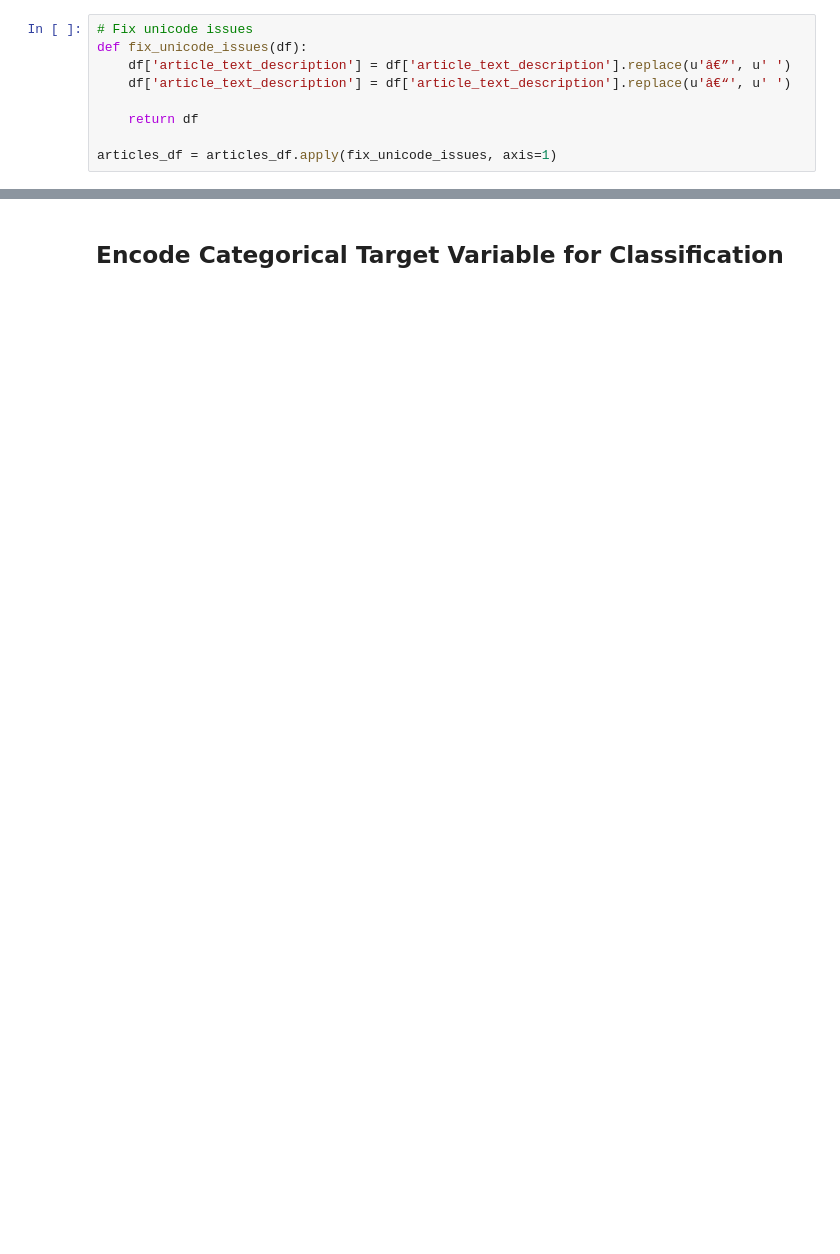
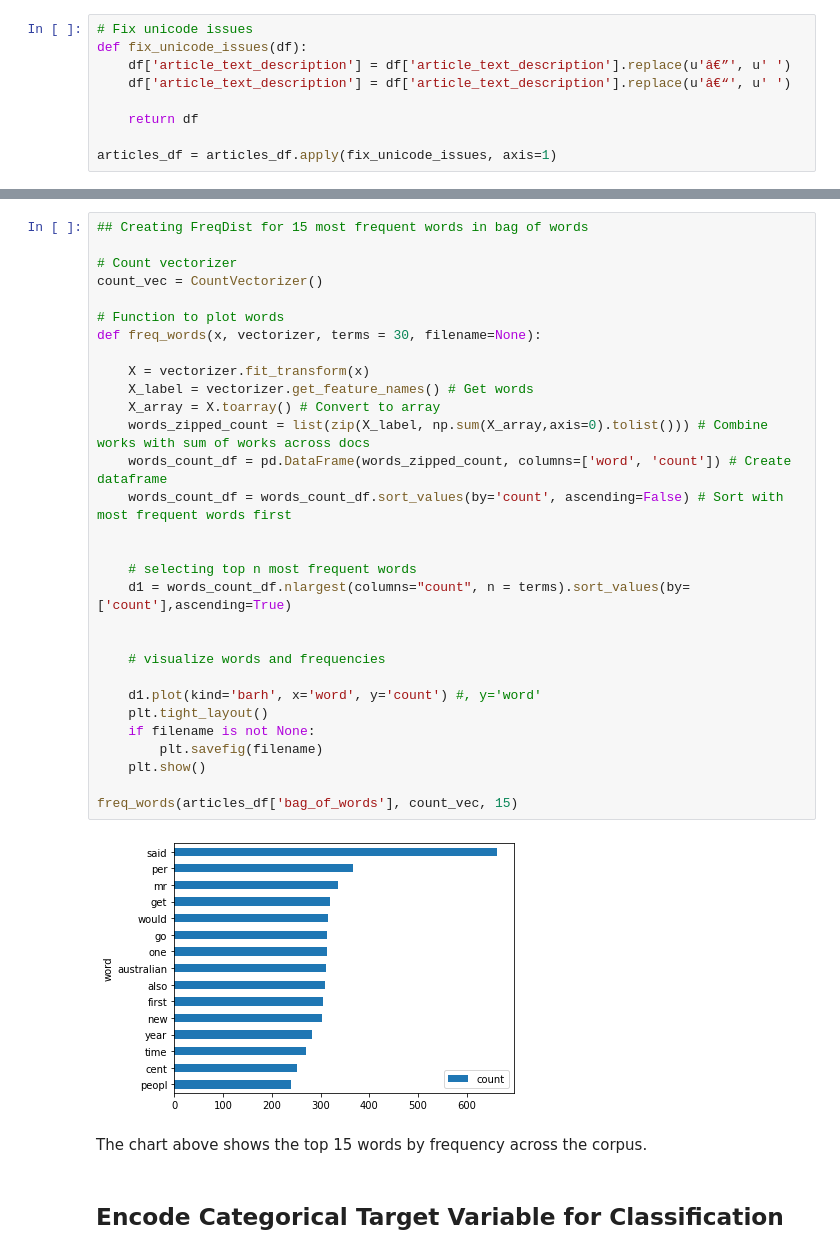
Before and after one commit to alexvanstaden/MA5851_Assessment_3, a Jupyter notebook: Assessment 3 - Document 3 - NLP Tasks.ipynb, the cells around one changed output, grey strips where cells are left out. Drawn from its saved outputs; the diff is of its cells as text; blank space fills up the shorter version.

```diff
--- a/Assessment 3 - Document 3 - NLP Tasks.ipynb
+++ b/Assessment 3 - Document 3 - NLP Tasks.ipynb
@@ -148,2 +207,36 @@ Applying Stemming...
+# %%
+## Creating FreqDist for 15 most frequent words in bag of words
+
+# Count vectorizer
+count_vec = CountVectorizer()
+
+# Function to plot words
+def freq_words(x, vectorizer, terms = 30, filename=None):
+
+    X = vectorizer.fit_transform(x)
+    X_label = vectorizer.get_feature_names() # Get words
+    X_array = X.toarray() # Convert to array
+    words_zipped_count = list(zip(X_label, np.sum(X_array,axis=0).tolist())) # Combine works with sum of works across docs
+    words_count_df = pd.DataFrame(words_zipped_count, columns=['word', 'count']) # Create dataframe
+    words_count_df = words_count_df.sort_values(by='count', ascending=False) # Sort with most frequent words first
+
+
+    # selecting top n most frequent words
+    d1 = words_count_df.nlargest(columns="count", n = terms).sort_values(by=['count'],ascending=True)
+
+
+    # visualize words and frequencies
+
+    d1.plot(kind='barh', x='word', y='count') #, y='word'
+    plt.tight_layout()
+    if filename is not None:
+        plt.savefig(filename)
+    plt.show()
+
+freq_words(articles_df['bag_of_words'], count_vec, 15)
+# %% [output]
+[figure, added]
+# %% [markdown]
+The chart above shows the top 15 words  by frequency across the corpus.
 # %% [markdown]
 ## Encode Categorical Target Variable for Classification
```
Also changed, not shown: parts of 49 cells of this notebook.
